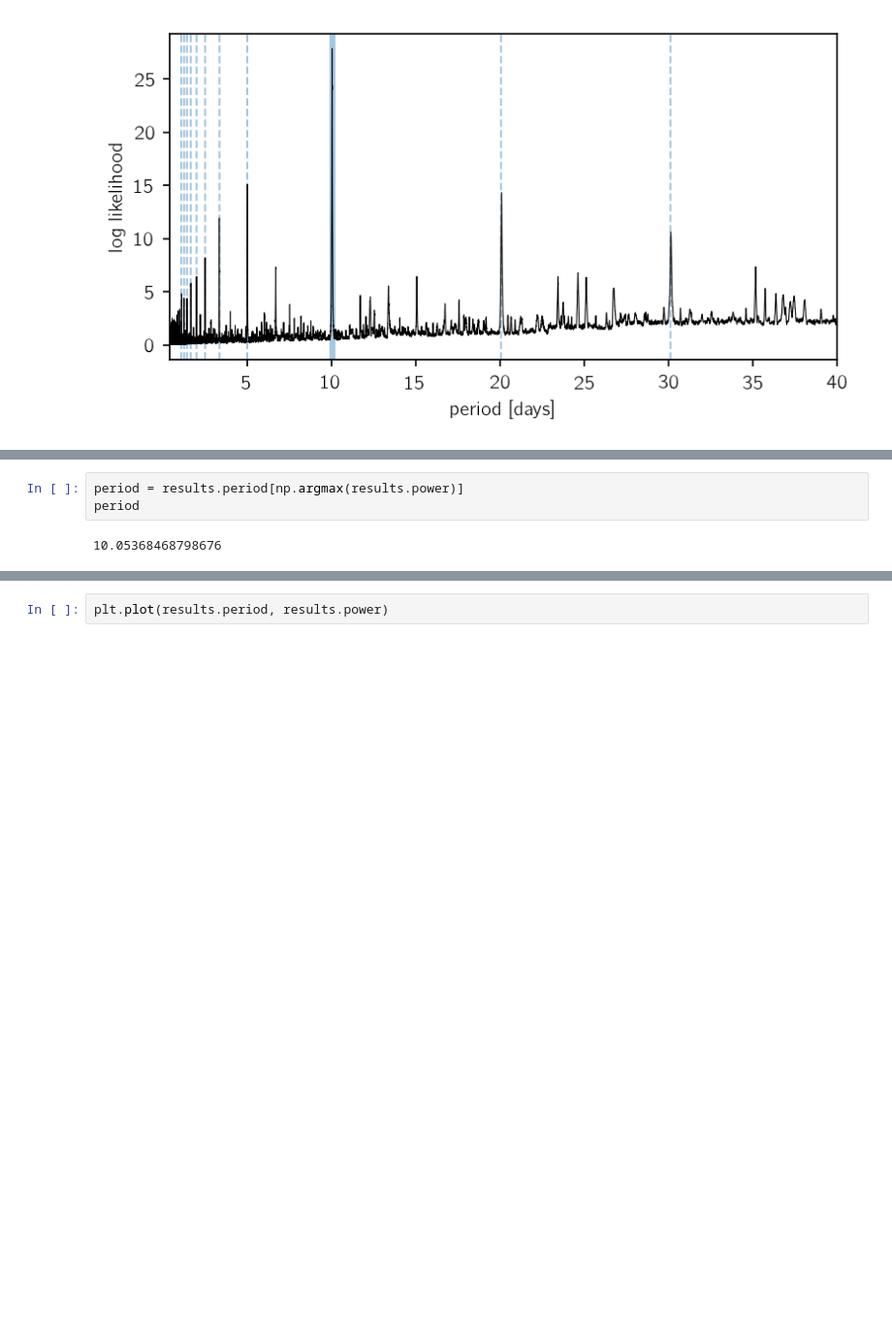
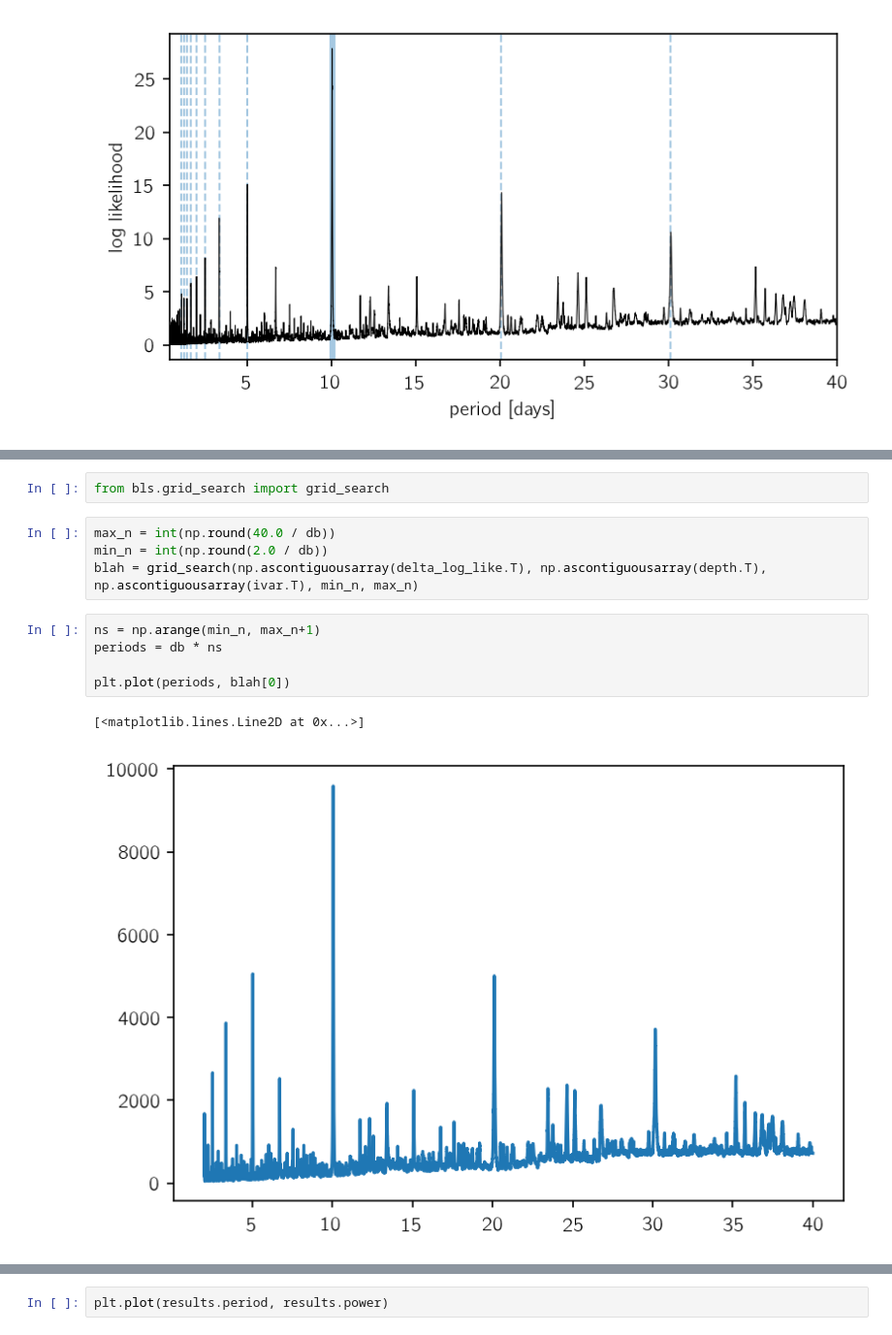
Before and after one commit to dfm/bls.py, a Jupyter notebook: refactor.ipynb, the cells around one changed output, grey strips where cells are left out. Shown: that part at 97% size. Saved outputs shown, nothing was run; the diff lists cells and outputs as text; blank space fills up the shorter version.

Commit message:
c++ grid search

```diff
--- a/refactor.ipynb
+++ b/refactor.ipynb
@@ -160,8 +168,17 @@ plt.plot(bin_starts, delta_log_like)
-# %%
-period = results.period[np.argmax(results.power)]
-period
-# %% [output]
-10.05368468798676
+# %%
+from bls.grid_search import grid_search
+# %%
+max_n = int(np.round(40.0 / db))
+min_n = int(np.round(2.0 / db))
+blah = grid_search(np.ascontiguousarray(delta_log_like.T), np.ascontiguousarray(depth.T), np.ascontiguousarray(ivar.T), min_n, max_n)
+# %%
+ns = np.arange(min_n, max_n+1)
+periods = db * ns
+
+plt.plot(periods, blah[0])
+# %% [output]
+[<matplotlib.lines.Line2D at 0x...>]
+[figure, added]
 # %%
 from tqdm import tqdm
 
```
Also changed, not shown: parts of 4 cells of this notebook, 2 other files.
